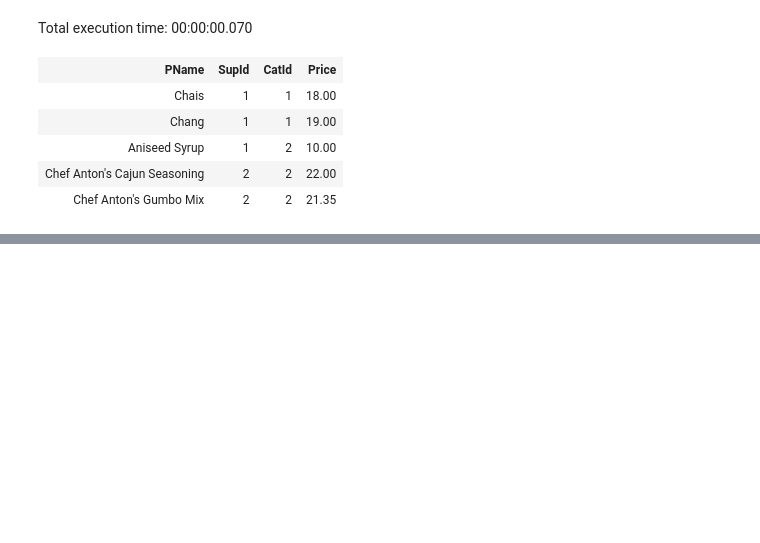
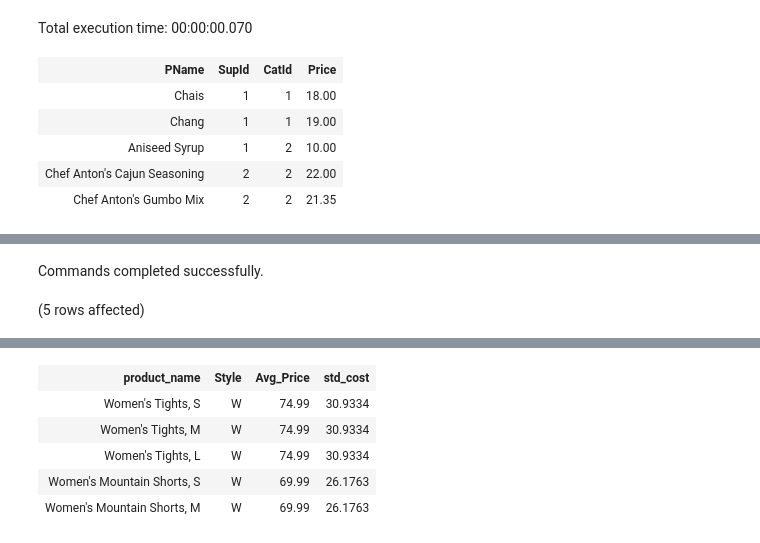
Before and after one commit to KCracks/KBIA_Portfolio, a Jupyter notebook: Kamani_SQL 25 Tips_Notebook.ipynb, the cells around one changed output, grey strips where cells are left out. Drawn from its saved outputs; the diff is of its cells as text; code cells hidden in the pictures; blank space fills up the shorter version.

```diff
--- a/Kamani_SQL 25 Tips_Notebook.ipynb
+++ b/Kamani_SQL 25 Tips_Notebook.ipynb
@@ -102,0 +225,20 @@ Total execution time: 00:00:00.070
+# %%
+-- Example:
+USE AdventureWorksDW2022;
+GO
+
+SELECT Top 5 EnglishProductName as 'product_name'
+                      ,Style
+                      ,AVG(ListPrice) as 'Avg_Price'
+                      ,StandardCost as 'std_cost'
+FROM dbo.DimProduct
+WHERE StandardCost > 6
+GROUP BY EnglishProductName
+        ,Class
+        ,Style
+        ,StandardCost
+ORDER BY product_name DESC
+;
+# %% [output]
+Commands completed successfully.
+(5 rows affected)
@@ -102,0 +246,6 @@ Total execution time: 00:00:00.070
+| product_name | Style | Avg_Price | std_cost |
+| Women's Tights, S | W | 74.99 | 30.9334 |
+| Women's Tights, M | W | 74.99 | 30.9334 |
+| Women's Tights, L | W | 74.99 | 30.9334 |
+| Women's Mountain Shorts, S | W | 69.99 | 26.1763 |
+| Women's Mountain Shorts, M | W | 69.99 | 26.1763 |
```
Also changed, not shown: parts of 20 cells of this notebook.
